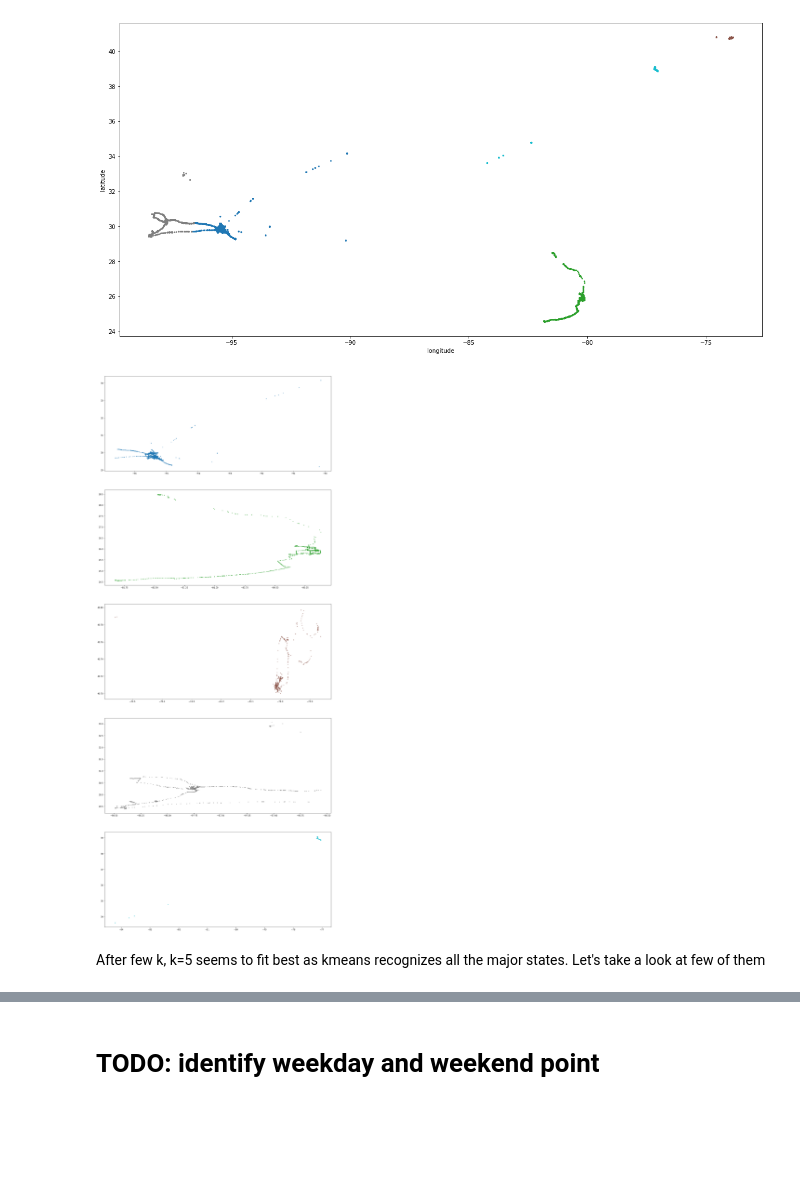
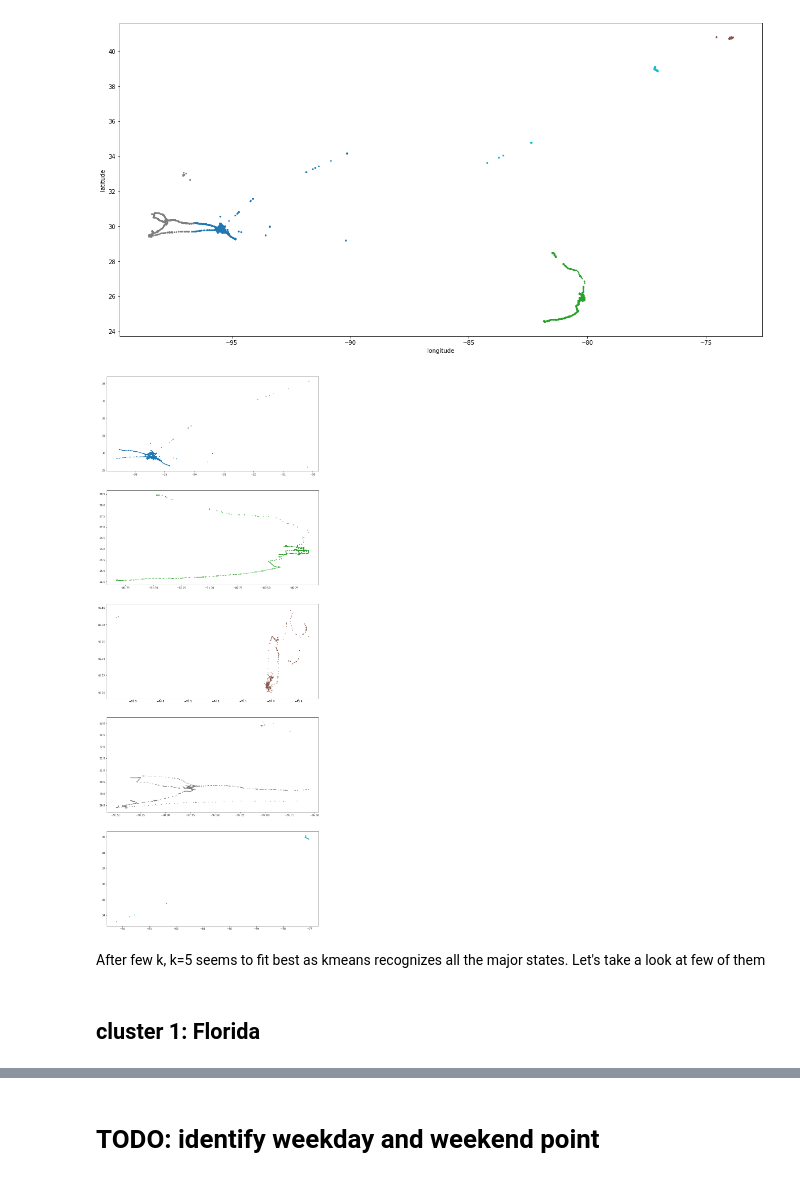
Before and after one commit to anhquan0412/google-location, a Jupyter notebook: cluster.ipynb, the cells around one changed output, grey strips where cells are left out. Cells and saved outputs as stored; diff of their text form; code cells hidden in the pictures; blank space fills up the shorter version.

```diff
--- a/cluster.ipynb
+++ b/cluster.ipynb
@@ -60,10 +62,6 @@ colr_list = [cmap(float(x)) for x in range(num_colr)]
 
 kmeans = KMeans(n_clusters=k,random_state=42).fit(df[['latitude','longitude']])
 df['cluster']= kmeans.predict(df[['latitude','longitude']])
-# %%
-num_colr = k
-cmap = get_cmap(num_colr)
-colr_list = [cmap(float(x)) for x in range(num_colr)]
 # %%
 fig,ax = plt.subplots(figsize=(20,10))
 _=ax.scatter(df.longitude,df.latitude,c=df.cluster,cmap='tab20',s=3,alpha=1)
@@ -129,10 +127,10 @@ _=ax.set_xlabel('longitude')
 # %% [output]
 [figure]
 # %%
-fig,axes = plt.subplots(nrows=k,figsize=(20,10*k));
+fig,axes = plt.subplots(nrows=k,figsize=(15,8*k));
 for i in range(k):
     _=axes[i].scatter(df_ground[df_ground.cluster==i].longitude,df_ground[df_ground.cluster==i].latitude, c=colr_list[i],s=3,alpha=1)
 # %% [output]
-[figure, old version]
+[figure, new version]
 # %% [markdown]
 After few k, k=5 seems to fit best as kmeans recognizes all the major states. Let's take a look at few of them
@@ -141,0 +137,2 @@ df_flo = df[df]
+# %% [markdown]
+## cluster 1: Florida
```
Also changed, not shown: parts of 6 cells of this notebook.
